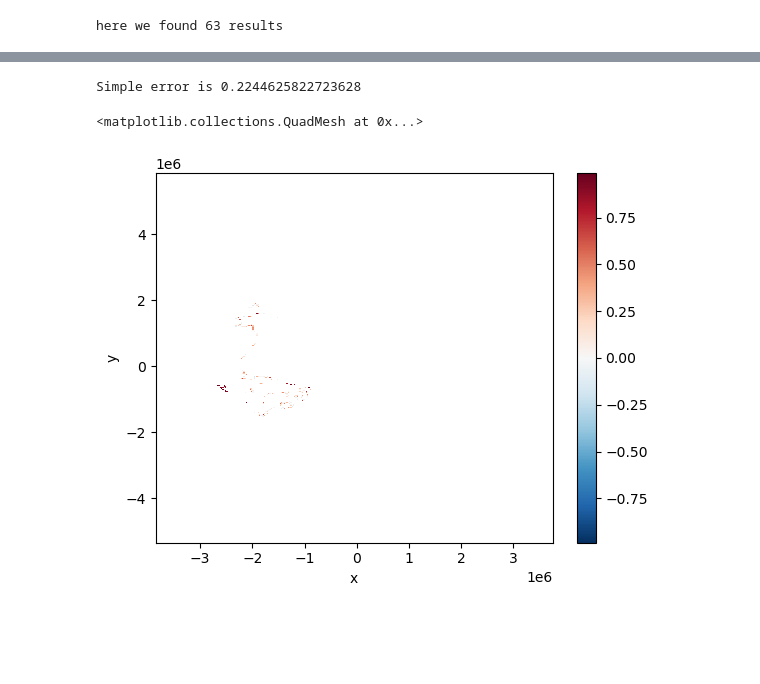
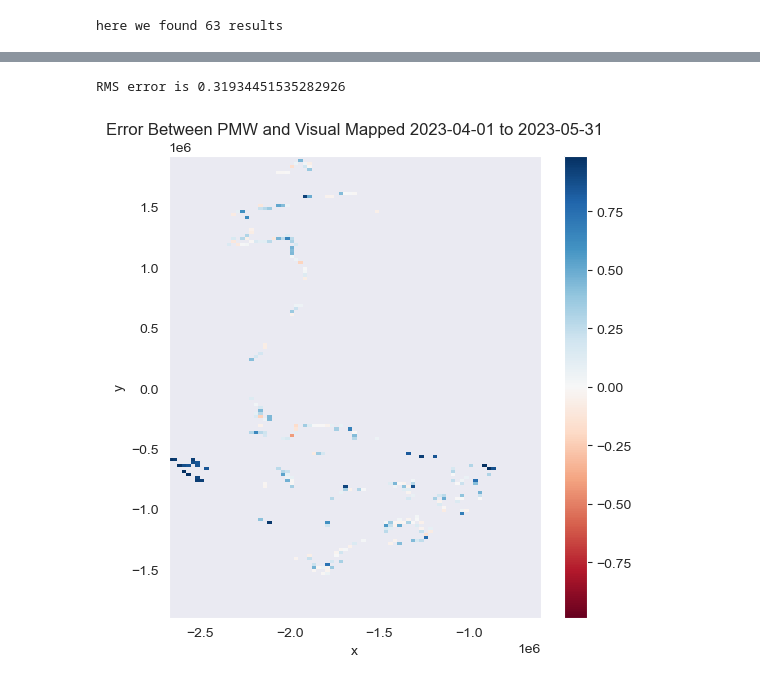
Before and after one commit to felixleodiaz/coastal-sea-ice, a Jupyter notebook: scripts/ValidationTest.ipynb, the cells around one changed output, grey strips where cells are left out. Drawn from its saved outputs; the diff is of its cells as text; code cells hidden in the pictures; blank space fills up the shorter version.

```diff
--- a/scripts/ValidationTest.ipynb
+++ b/scripts/ValidationTest.ipynb
@@ -157,11 +157,11 @@ da_full
 
 ds = ds.assign(**{'visual_ice': da_full['SI frac']})
 # %%
-# data cleaning
+# data cleaning (1.012 = coast, 1.016 = land)
 
-condition = ((ds.visual_ice.notnull()) & (ds.F17_ICECON < 1.0))
+condition = ((ds.visual_ice.notnull()) & (ds.F17_ICECON < 1.01))
 ds_clean = ds.where(condition, other=np.nan).compute()
 
-df = ds_clean.to_dataframe().reset_index()
-df
+df = ds_clean.to_dataframe().reset_index().dropna()
+df.head(10)
 # %% [output]
@@ -181,5 +244,8 @@ df
 # %%
 # sanity check one
+
+sns.set_style('darkgrid')
+sns.despine()
 
 ds_subset = ds.where(ds.F17_ICECON < 1.01)
 ax = ds_subset.F17_ICECON.mean(dim='time').plot(
@@ -189,6 +255,6 @@ ax = ds_subset.F17_ICECON.mean(dim='time').plot(
 )
 
 plt.title("Mean PMW Sea Ice Concentration 2023-04-01 to 2023-05-31")
-plt.xlabel("Latitude (million meters)")
-plt.ylabel("Longitude (million meters)")
+plt.xlabel("Lat (million meters)")
+plt.ylabel("Lon (million meters)")
 plt.show()
@@ -216,17 +287,21 @@ plt.show()
 # %%
 # error calculation
 
-error = ((ds_clean['F17_ICECON'] - ds_clean['visual_ice']))
+error = ((((ds_clean['F17_ICECON'] - ds_clean['visual_ice']))**2)**0.5)
 error_avg = error.mean(dim=['time', 'x', 'y'], skipna=True)
-print('Simple error is', error_avg.compute().item())
+print('RMS error is', error_avg.compute().item())
 # %% [output]
-Simple error is 0.2244625822723628
+RMS error is 0.31934451535282926
 # %%
+# error colors
+
+sns.set_style('darkgrid')
+
 # map error
 
-ax = error.mean(dim='time', skipna=True).plot(cmap = cmap, figsize=(6,6))
+error_subset = error.sel(x=slice(x_min, x_max), y=slice(y_max, y_min))
+ax = error_subset.mean(dim='time', skipna=True).plot(cmap = 'RdBu', figsize=(6,6))
 plt.title("Error Between PMW and Visual Mapped 2023-04-01 to 2023-05-31")
 plt.show()
 # %% [output]
-<matplotlib.collections.QuadMesh at 0x...>
-[figure, old version]
+[figure, new version]
```
Also changed, not shown: parts of 7 cells of this notebook.
